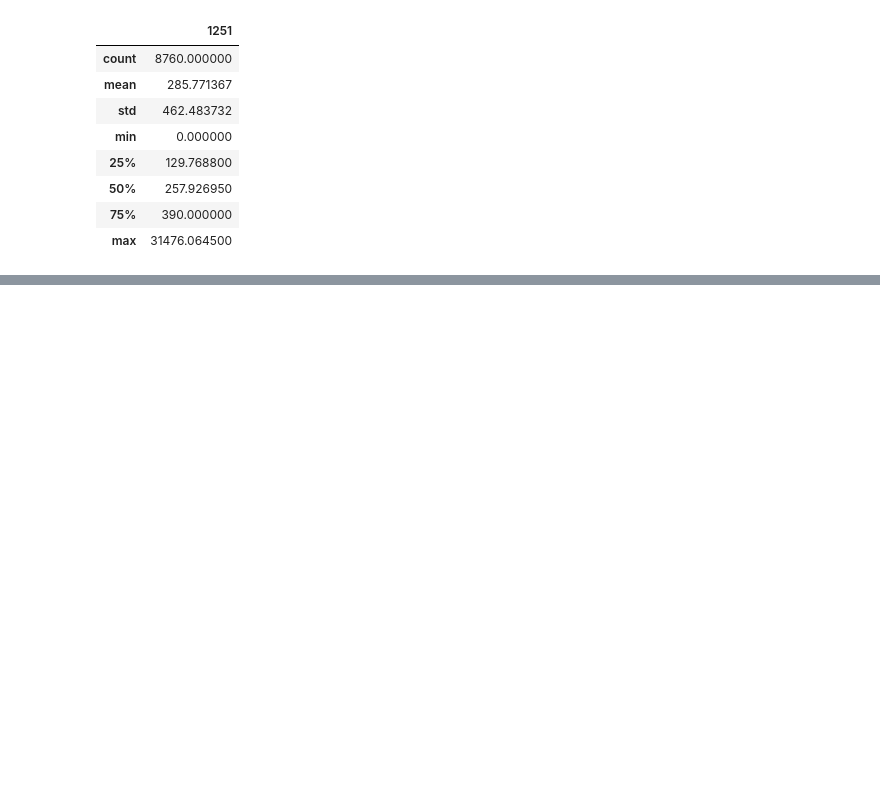
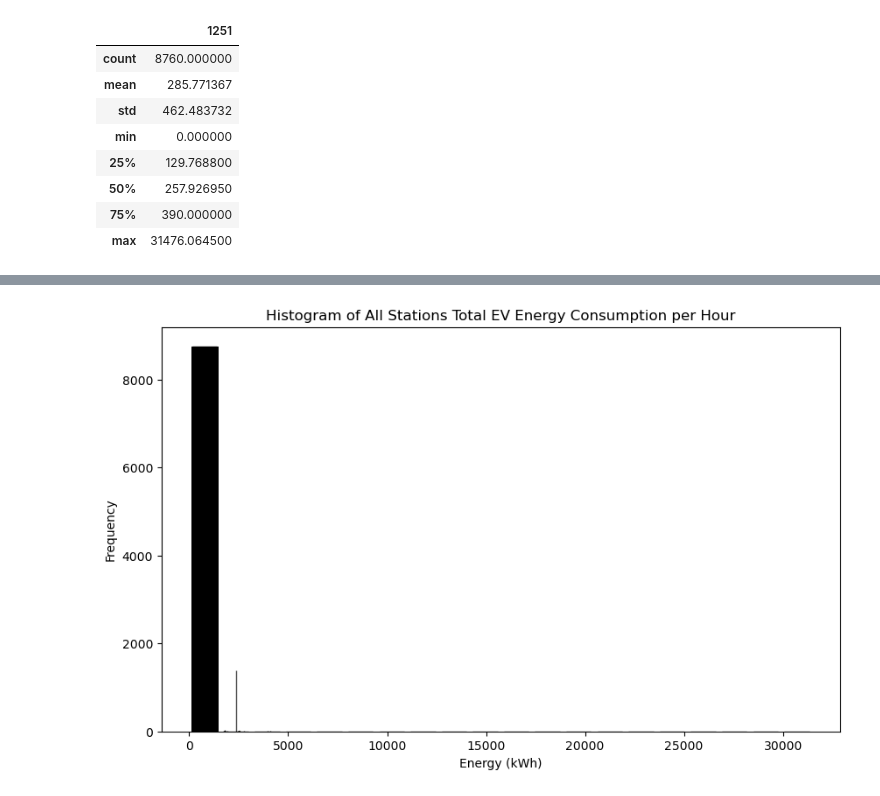
Before and after one commit to nareeratm/capstone_ev, a Jupyter notebook: Energy.ipynb, the cells around one changed output, grey strips where cells are left out. Saved outputs shown, nothing was run; the diff lists cells and outputs as text; code cells hidden in the pictures; blank space fills up the shorter version.

```diff
--- a/Energy.ipynb
+++ b/Energy.ipynb
@@ -521,0 +535,9 @@ energy_st1251.describe() # seems to be an outlier since the value of kwh is too
+# %%
+plt.figure(figsize=(10, 6))
+plt.hist(energy.iloc[:, 1:], bins=20, edgecolor='black', alpha=0.7)
+plt.xlabel('Energy (kWh)')
+plt.ylabel('Frequency')
+plt.title('Histogram of All Stations Total EV Energy Consumption per Hour')
+plt.show() #concluding that most stations have under approx. 2500 kWh per hour on average for typical EV charging operations.
+# %% [output]
+[figure, added]
```
Also changed, not shown: parts of 2 cells of this notebook, 1 other file.
